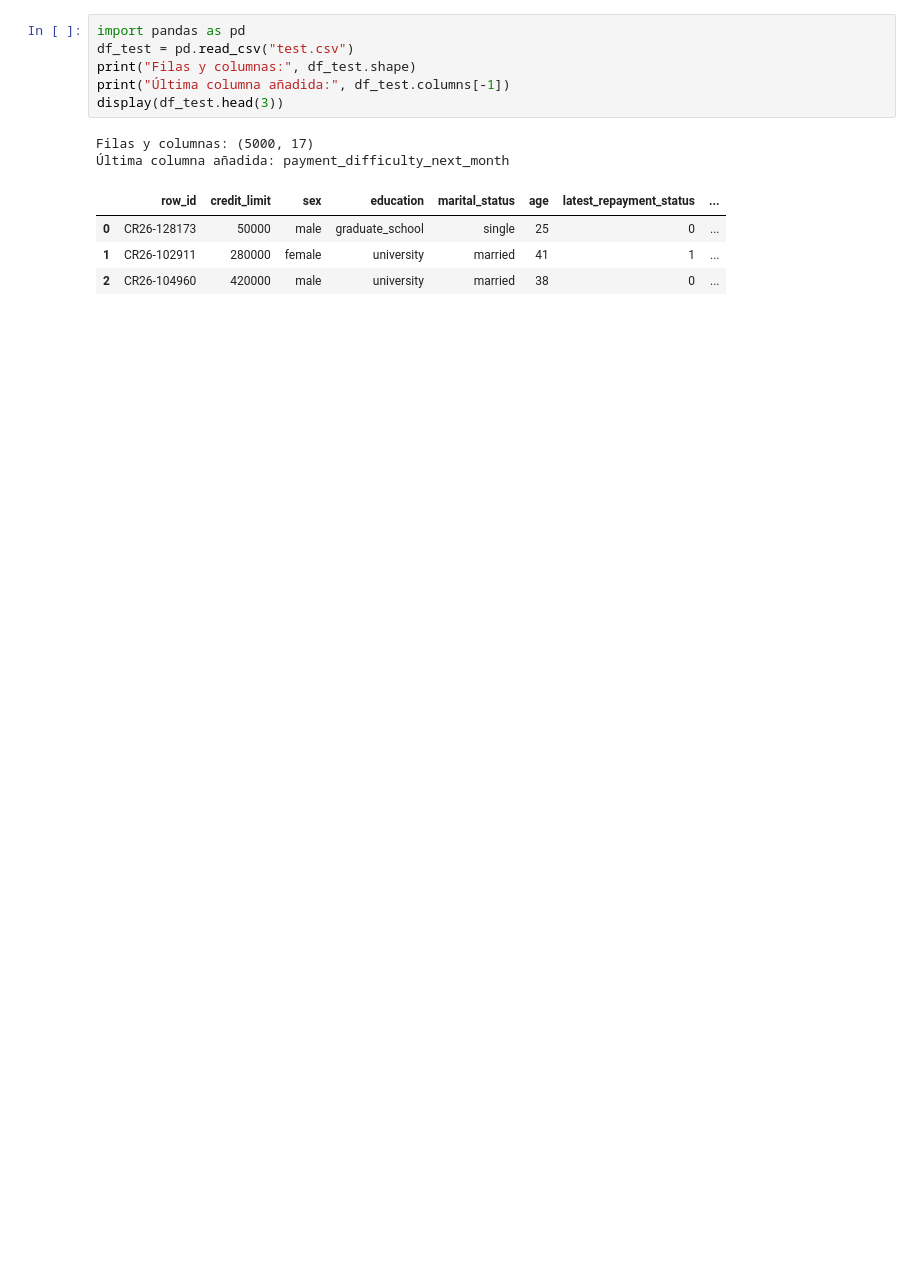
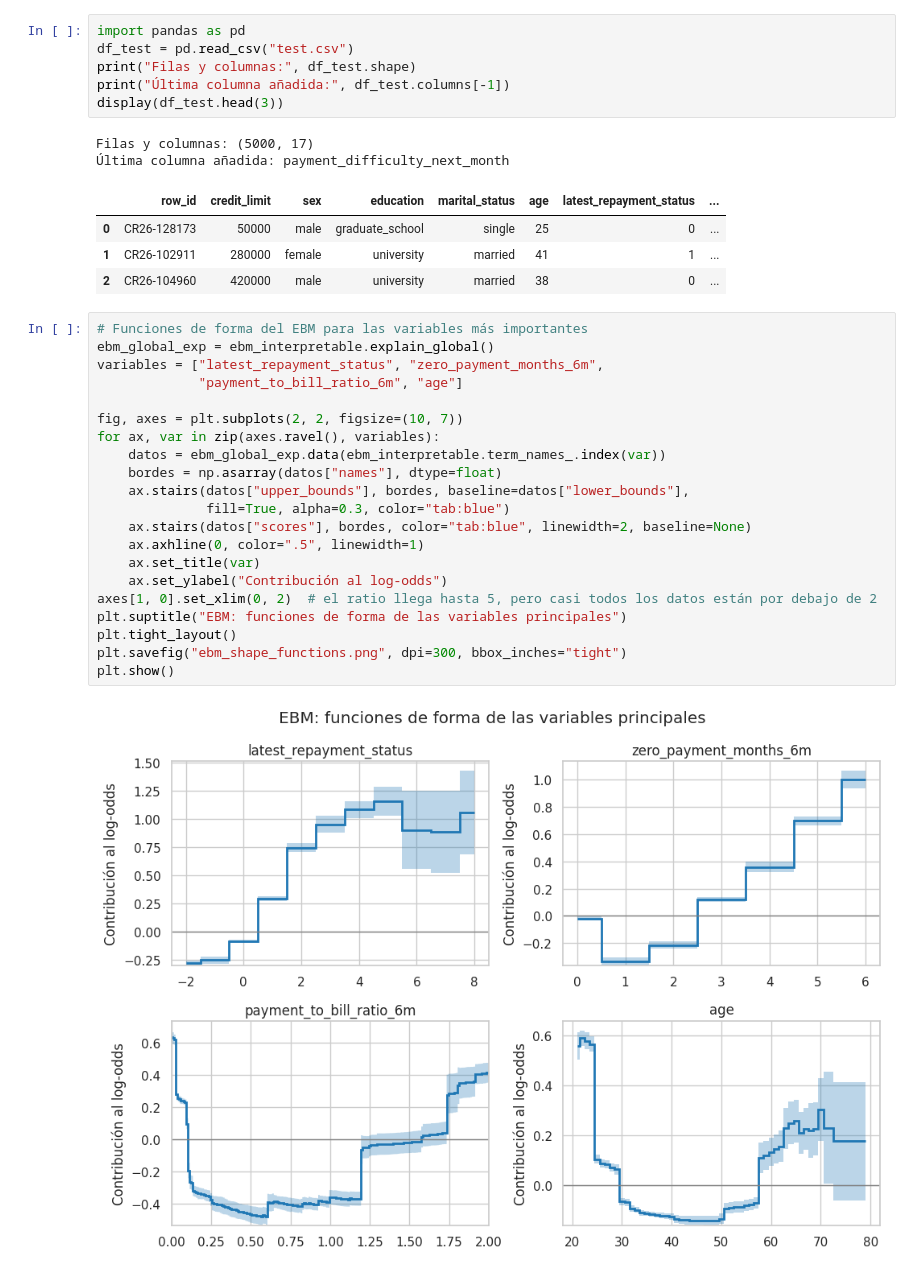
Before and after one commit to nicolas-pueyo/ia-explicable, a Jupyter notebook: notebooks/proyecto_iax (1).ipynb, the cells around one changed output. Drawn from its saved outputs; the diff is of its cells as text; blank space fills up the shorter version.

```diff
--- a/notebooks/proyecto_iax (1).ipynb
+++ b/notebooks/proyecto_iax (1).ipynb
@@ -639,3 +639,26 @@ Filas y columnas: (5000, 17)
 | 0 | CR26-128173 | 50000 | male | graduate_school | single | 25 | 0 | ... |
 | 1 | CR26-102911 | 280000 | female | university | married | 41 | 1 | ... |
 | 2 | CR26-104960 | 420000 | male | university | married | 38 | 0 | ... |
+# %%
+# Funciones de forma del EBM para las variables más importantes
+ebm_global_exp = ebm_interpretable.explain_global()
+variables = ["latest_repayment_status", "zero_payment_months_6m",
+             "payment_to_bill_ratio_6m", "age"]
+
+fig, axes = plt.subplots(2, 2, figsize=(10, 7))
+for ax, var in zip(axes.ravel(), variables):
+    datos = ebm_global_exp.data(ebm_interpretable.term_names_.index(var))
+    bordes = np.asarray(datos["names"], dtype=float)
+    ax.stairs(datos["upper_bounds"], bordes, baseline=datos["lower_bounds"],
+              fill=True, alpha=0.3, color="tab:blue")
+    ax.stairs(datos["scores"], bordes, color="tab:blue", linewidth=2, baseline=None)
+    ax.axhline(0, color=".5", linewidth=1)
+    ax.set_title(var)
+    ax.set_ylabel("Contribución al log-odds")
+axes[1, 0].set_xlim(0, 2)  # el ratio llega hasta 5, pero casi todos los datos están por debajo de 2
+plt.suptitle("EBM: funciones de forma de las variables principales")
+plt.tight_layout()
+plt.savefig("ebm_shape_functions.png", dpi=300, bbox_inches="tight")
+plt.show()
+# %% [output]
+[figure, added]
```
Also changed, not shown: parts of 1 cell of this notebook.
